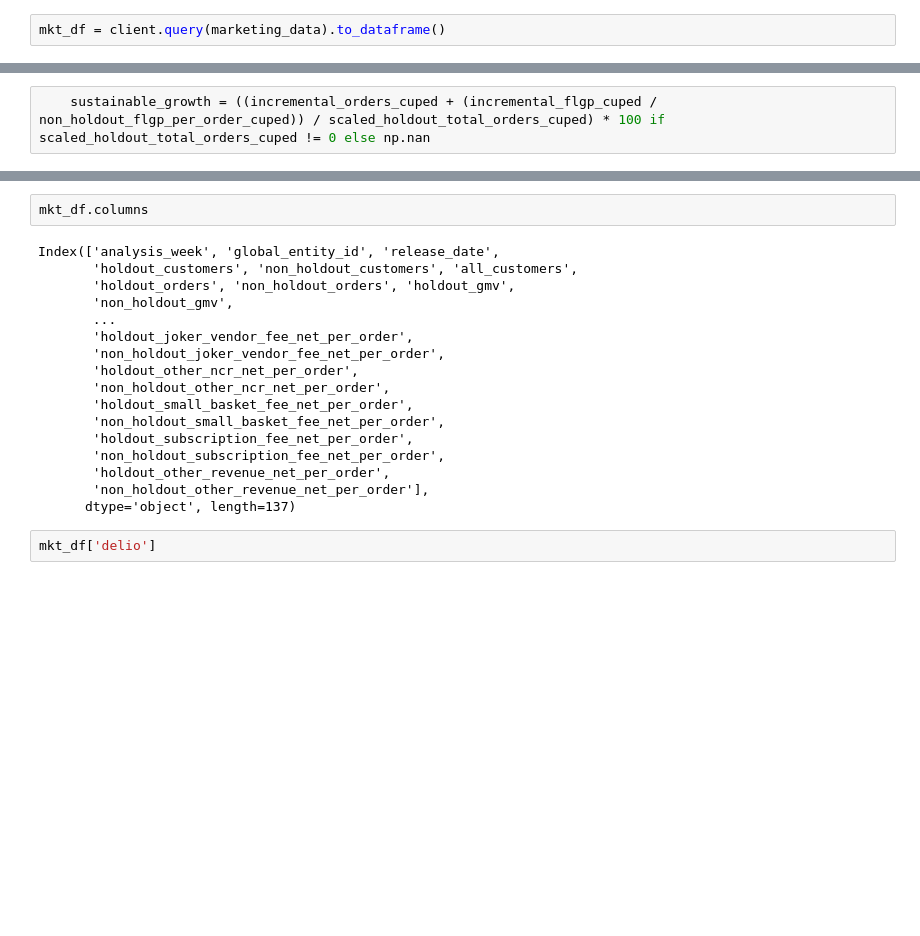
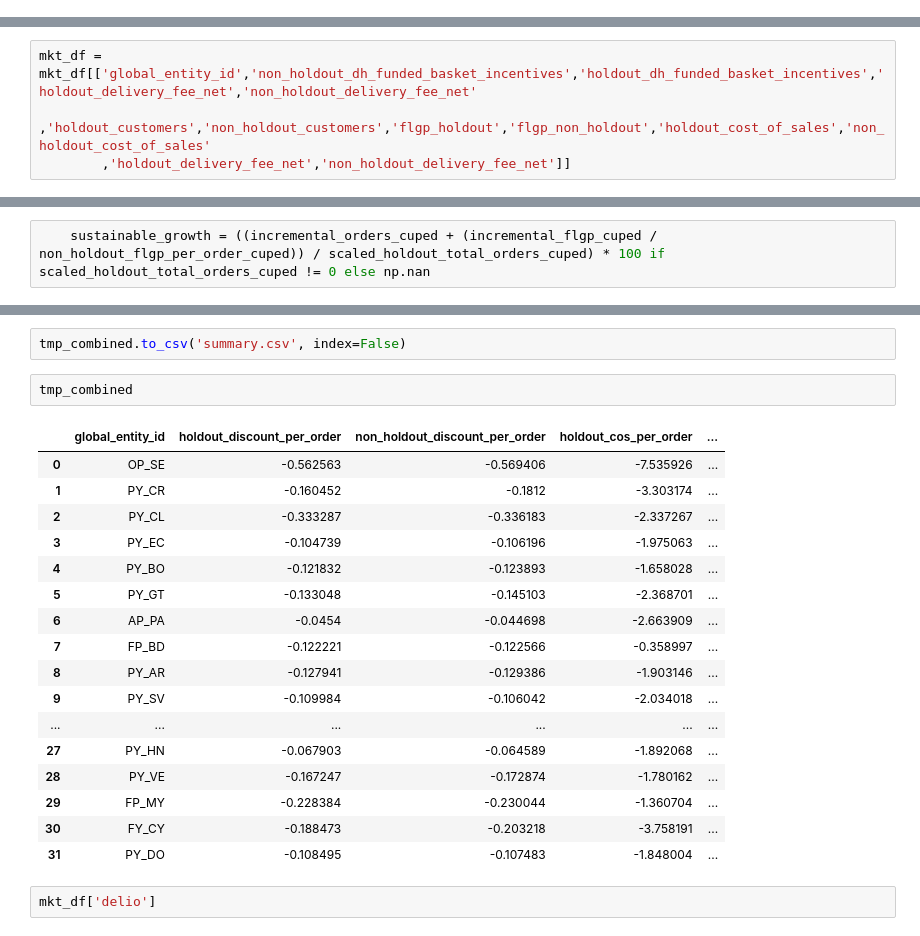
Before and after one commit to shazebasad-dh/https---github.com-deliveryhero-global_pricing, a Jupyter notebook: team/Shazeb/Holdout_group/holdout_pipeline.ipynb, the cells around one changed output, grey strips where cells are left out. Saved outputs shown, nothing was run; the diff lists cells and outputs as text; blank space fills up the shorter version.

```diff
--- a/team/Shazeb/Holdout_group/holdout_pipeline.ipynb
+++ b/team/Shazeb/Holdout_group/holdout_pipeline.ipynb
@@ -358,2 +578,0 @@ except Exception as e:
-# %%
-mkt_df = client.query(marketing_data).to_dataframe()
@@ -360,3 +1126,7 @@ mkt_df = client.query(marketing_data).to_dataframe()
+# %%
+mkt_df = mkt_df[['global_entity_id','non_holdout_dh_funded_basket_incentives','holdout_dh_funded_basket_incentives','holdout_delivery_fee_net','non_holdout_delivery_fee_net'
+        ,'holdout_customers','non_holdout_customers','flgp_holdout','flgp_non_holdout','holdout_cost_of_sales','non_holdout_cost_of_sales'
+        ,'holdout_delivery_fee_net','non_holdout_delivery_fee_net']]
 # %%
 mkt_df.to_csv('raw_data.csv', index=False)
 # %%
@@ -607,22 +1396,25 @@ KeyError: "['flgpo_holdout', 'flgpo_non_holdout', 'flgp_growth', 'orders_growth'
-# %%
-mkt_df.columns
-# %% [output]
-Index(['analysis_week', 'global_entity_id', 'release_date',
-       'holdout_customers', 'non_holdout_customers', 'all_customers',
-       'holdout_orders', 'non_holdout_orders', 'holdout_gmv',
-       'non_holdout_gmv',
-       ...
-       'holdout_joker_vendor_fee_net_per_order',
-       'non_holdout_joker_vendor_fee_net_per_order',
-       'holdout_other_ncr_net_per_order',
-       'non_holdout_other_ncr_net_per_order',
-       'holdout_small_basket_fee_net_per_order',
-       'non_holdout_small_basket_fee_net_per_order',
-       'holdout_subscription_fee_net_per_order',
-       'non_holdout_subscription_fee_net_per_order',
-       'holdout_other_revenue_net_per_order',
-       'non_holdout_other_revenue_net_per_order'],
-      dtype='object', length=137)
+# %%
+tmp_combined.to_csv('summary.csv', index=False)
+# %%
+tmp_combined
+# %% [output]
+|  | global_entity_id | holdout_discount_per_order | non_holdout_discount_per_order | holdout_cos_per_order | ... |
+| 0 | OP_SE | -0.562563 | -0.569406 | -7.535926 | ... |
+| 1 | PY_CR | -0.160452 | -0.1812 | -3.303174 | ... |
+| 2 | PY_CL | -0.333287 | -0.336183 | -2.337267 | ... |
+| 3 | PY_EC | -0.104739 | -0.106196 | -1.975063 | ... |
+| 4 | PY_BO | -0.121832 | -0.123893 | -1.658028 | ... |
+| 5 | PY_GT | -0.133048 | -0.145103 | -2.368701 | ... |
+| 6 | AP_PA | -0.0454 | -0.044698 | -2.663909 | ... |
+| 7 | FP_BD | -0.122221 | -0.122566 | -0.358997 | ... |
+| 8 | PY_AR | -0.127941 | -0.129386 | -1.903146 | ... |
+| 9 | PY_SV | -0.109984 | -0.106042 | -2.034018 | ... |
+| ... | ... | ... | ... | ... | ... |
+| 27 | PY_HN | -0.067903 | -0.064589 | -1.892068 | ... |
+| 28 | PY_VE | -0.167247 | -0.172874 | -1.780162 | ... |
+| 29 | FP_MY | -0.228384 | -0.230044 | -1.360704 | ... |
+| 30 | FY_CY | -0.188473 | -0.203218 | -3.758191 | ... |
+| 31 | PY_DO | -0.108495 | -0.107483 | -1.848004 | ... |
 # %%
 mkt_df['delio']
 # %%
```
Also changed, not shown: parts of 9 cells of this notebook, 4 other files.
